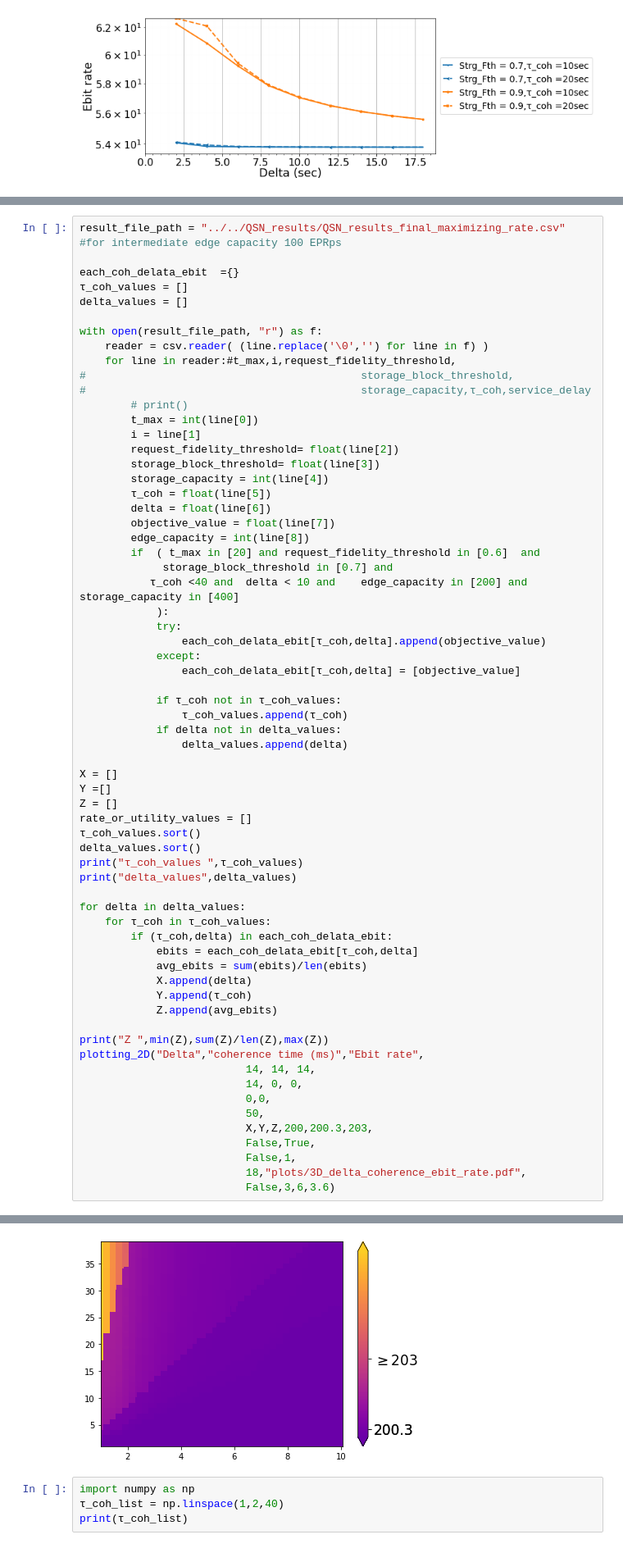
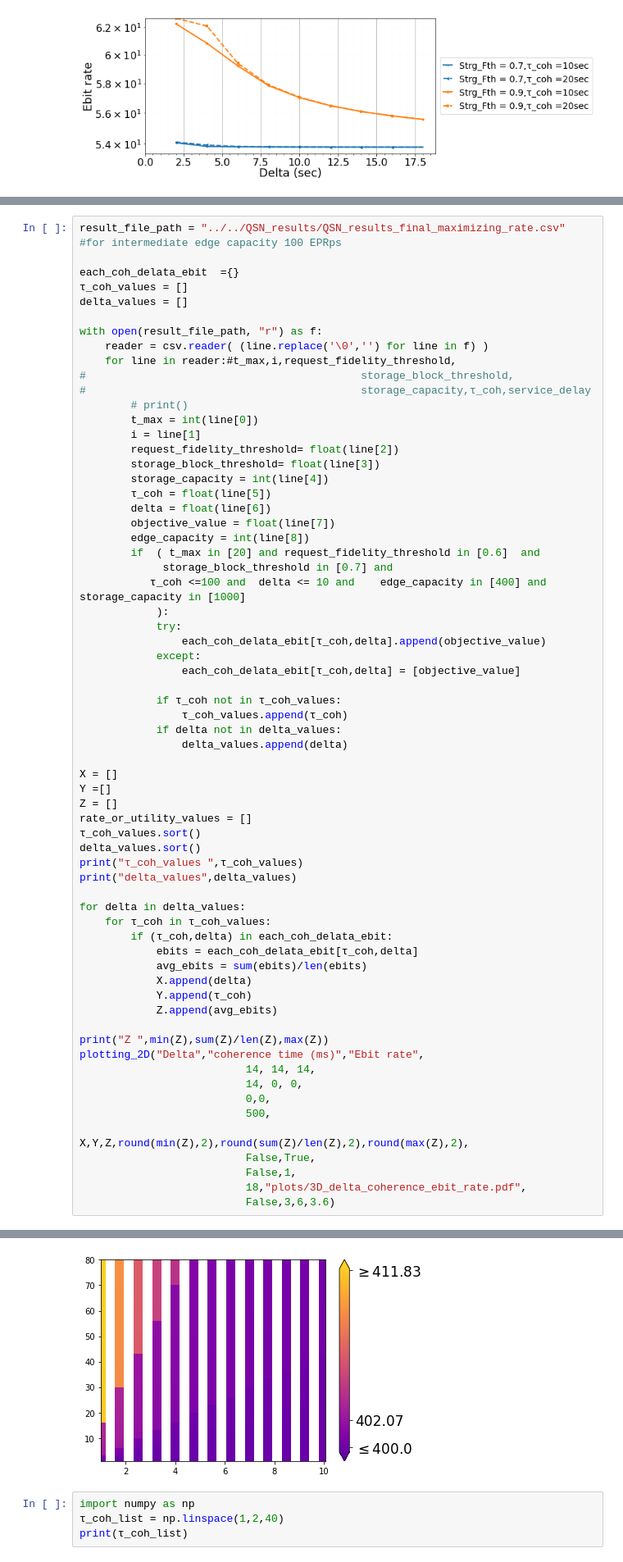
Before and after one commit to pooryousefshahrooz/QSN, a Jupyter notebook: plotting/parsing_and_plotting.ipynb, the cells around one changed output, grey strips where cells are left out. Shown at 82% size. Drawn from its saved outputs; the diff is of its cells as text.

```diff
--- a/plotting/parsing_and_plotting.ipynb
+++ b/plotting/parsing_and_plotting.ipynb
@@ -338,7 +342,7 @@ with open(result_file_path, "r") as f:
         edge_capacity = int(line[8])
         if  ( t_max in [20] and request_fidelity_threshold in [0.6]  and
              storage_block_threshold in [0.7] and
-           τ_coh <40 and  delta < 10 and    edge_capacity in [200] and storage_capacity in [400]
+           τ_coh <=100 and  delta <= 10 and    edge_capacity in [400] and storage_capacity in [1000]
             ):
             try:
                 each_coh_delata_ebit[τ_coh,delta].append(objective_value)
@@ -373,8 +377,8 @@ plotting_2D("Delta","coherence time (ms)","Ebit rate",
                           14, 14, 14,
                           14, 0, 0,
                           0,0,
-                          50,
-                          X,Y,Z,200,200.3,203,
+                          500,
+                          X,Y,Z,round(min(Z),2),round(sum(Z)/len(Z),2),round(max(Z),2),
                           False,True,
                           False,1,
                           18,"plots/3D_delta_coherence_ebit_rate.pdf",
@@ -386,4 +390,4 @@ Z  200.0 200.33633305959538 206.87208862011317
-[figure, old version]
+[figure, new version]
 # %%
 import numpy as np
 τ_coh_list = np.linspace(1,2,40)
```
Also changed, not shown: parts of 2 cells of this notebook, 3 other files.
